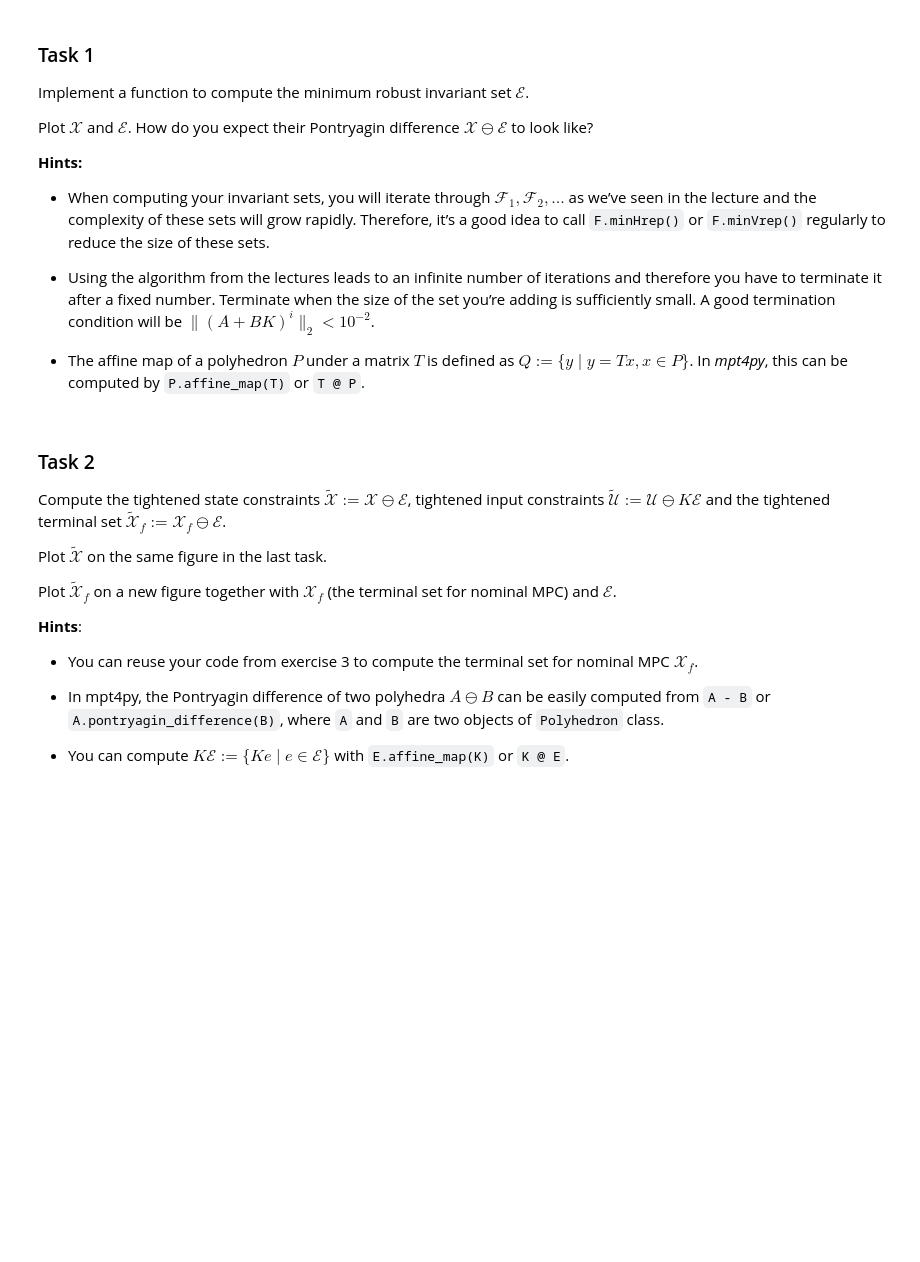
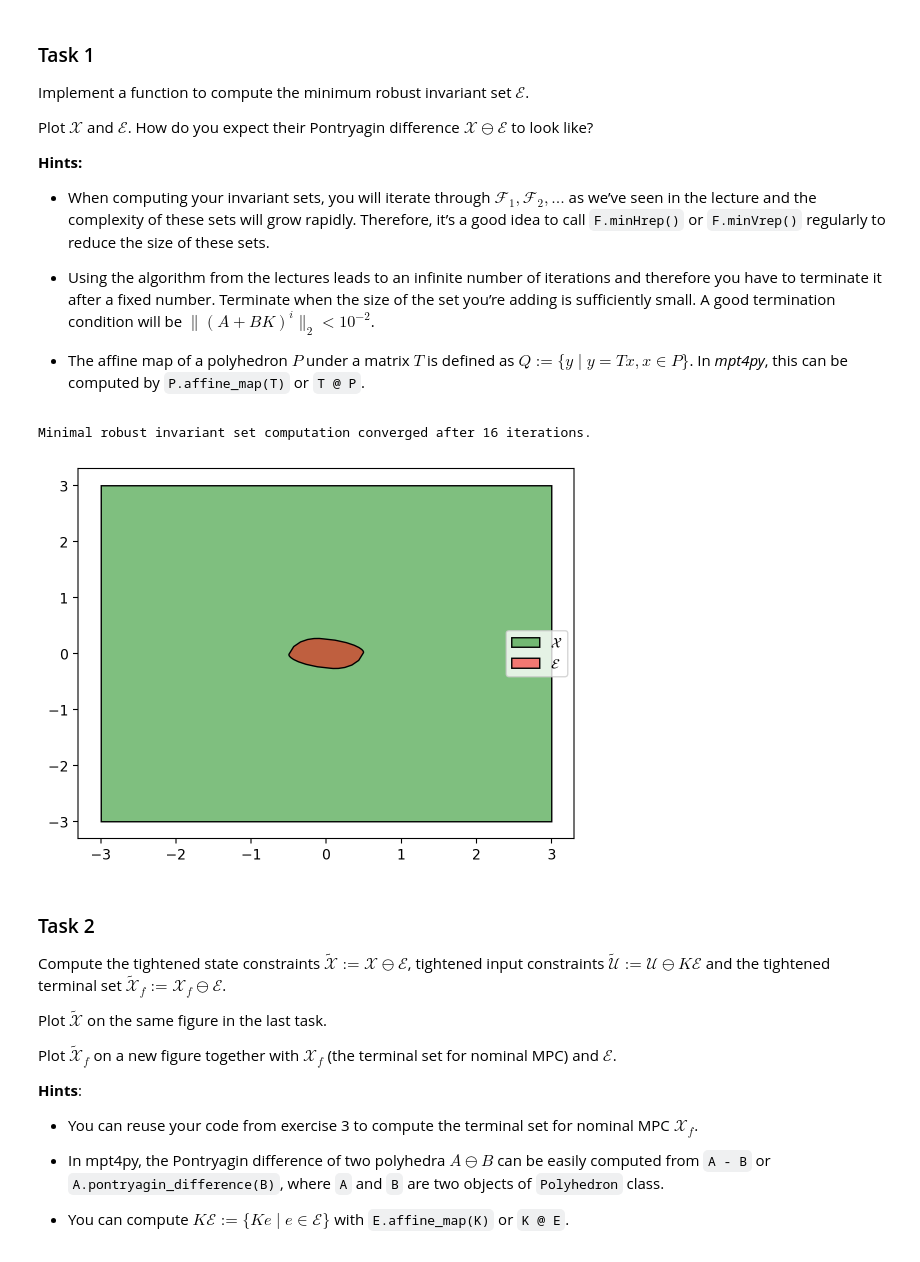
Before and after one commit to ujicrush/MPC-Course-EPFL, a Jupyter notebook: programming_exercises/exercise7_tube_mpc/ex7_tube_mpc.ipynb, the cells around one changed output. Cells and saved outputs as stored; diff of their text form; code cells hidden in the pictures; blank space fills up the shorter version.

```diff
--- a/programming_exercises/exercise7_tube_mpc/ex7_tube_mpc.ipynb
+++ b/programming_exercises/exercise7_tube_mpc/ex7_tube_mpc.ipynb
@@ -53,21 +53,37 @@ adding is sufficiently small. A good termination condition will be $\|(A+BK)^i \
 # %%
 # Compute minimal robust invariant set
 def min_robust_invariant_set(A_cl: np.ndarray, W: Polyhedron, max_iter: int = 30) -> Polyhedron:
 	# TODO: ------------------
 	# TODO: add your code here
-	Omega = W
-	return ...
+	nx = A_cl.shape[0]
+	Omega = Polyhedron.from_Vrep(V=np.zeros((1, nx)))
+	iter = 0
+	A_cl_ith_power = np.eye(nx)
+	while iter < max_iter:
+		iter += 1
+		A_cl_ith_power = np.linalg.matrix_power(A_cl, iter)
+		Omega_next = Omega + A_cl_ith_power @ W
+		Omega_next.minHrep()
+		if np.linalg.matrix_norm(A_cl_ith_power, ord=2) < 1e-2:
+			print('Minimal robust invariant set computation converged after {0} iterations.'.format(iter))
+			break
+		if iter == max_iter:
+			print('Minimal robust invariant set computation did NOT converge after {0} iterations.'.format(iter))
+		Omega = Omega_next
+	return Omega_next
 	# TODO: ------------------
-
 
 E = min_robust_invariant_set(A_cl, W)
 
 # Visualization
 fig1, ax1 = plt.subplots(1, 1)
 X.plot(ax1, color='g', opacity=0.5, label=r'$\mathcal{X}$')
 E.plot(ax1, color='r', opacity=0.5, label=r'$\mathcal{E}$')
 plt.legend()
 plt.show()
+# %% [output]
+Minimal robust invariant set computation converged after 16 iterations.
+[figure, added]
 # %% [markdown]
 ### Task 2
 
```
Also changed, not shown: parts of 4 cells of this notebook.
